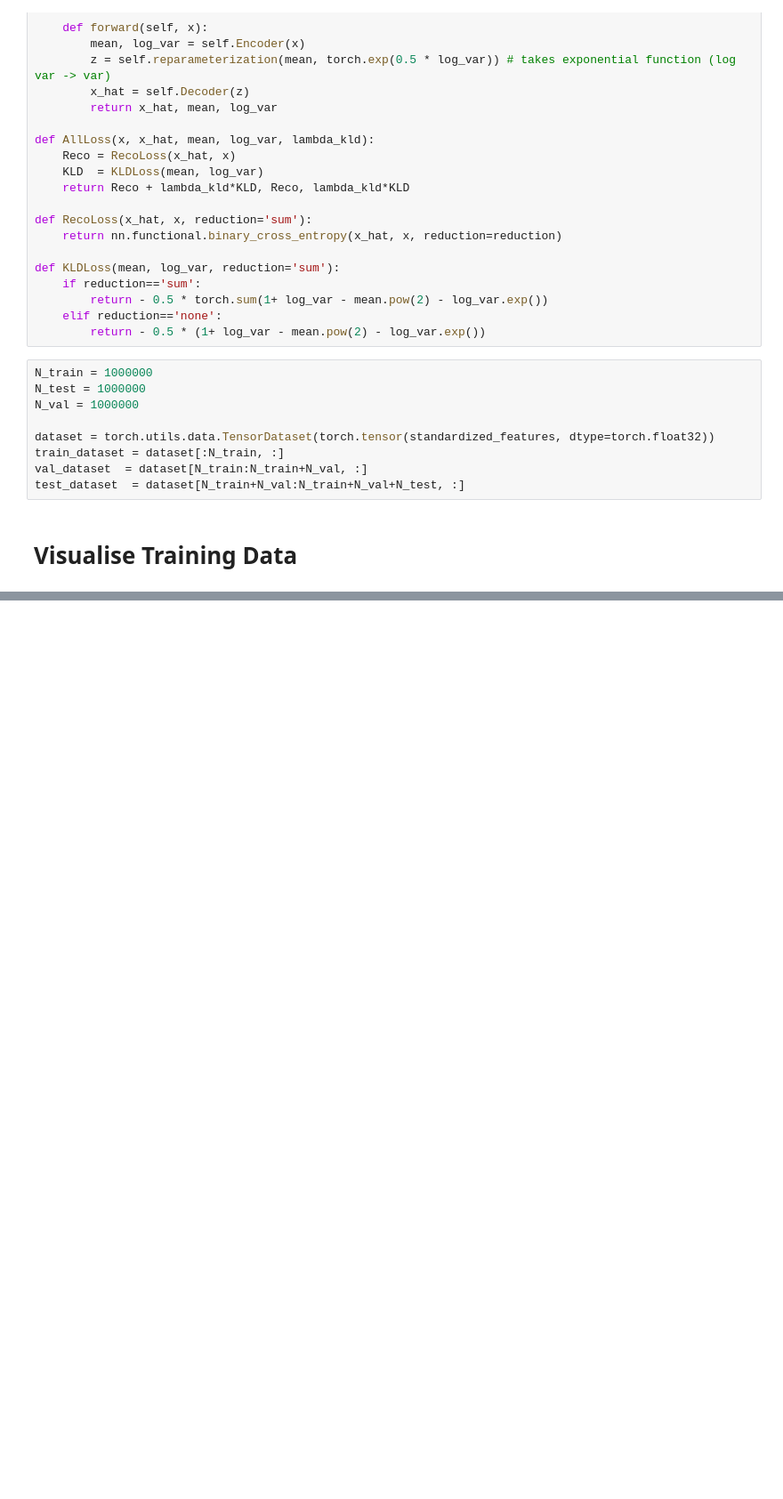
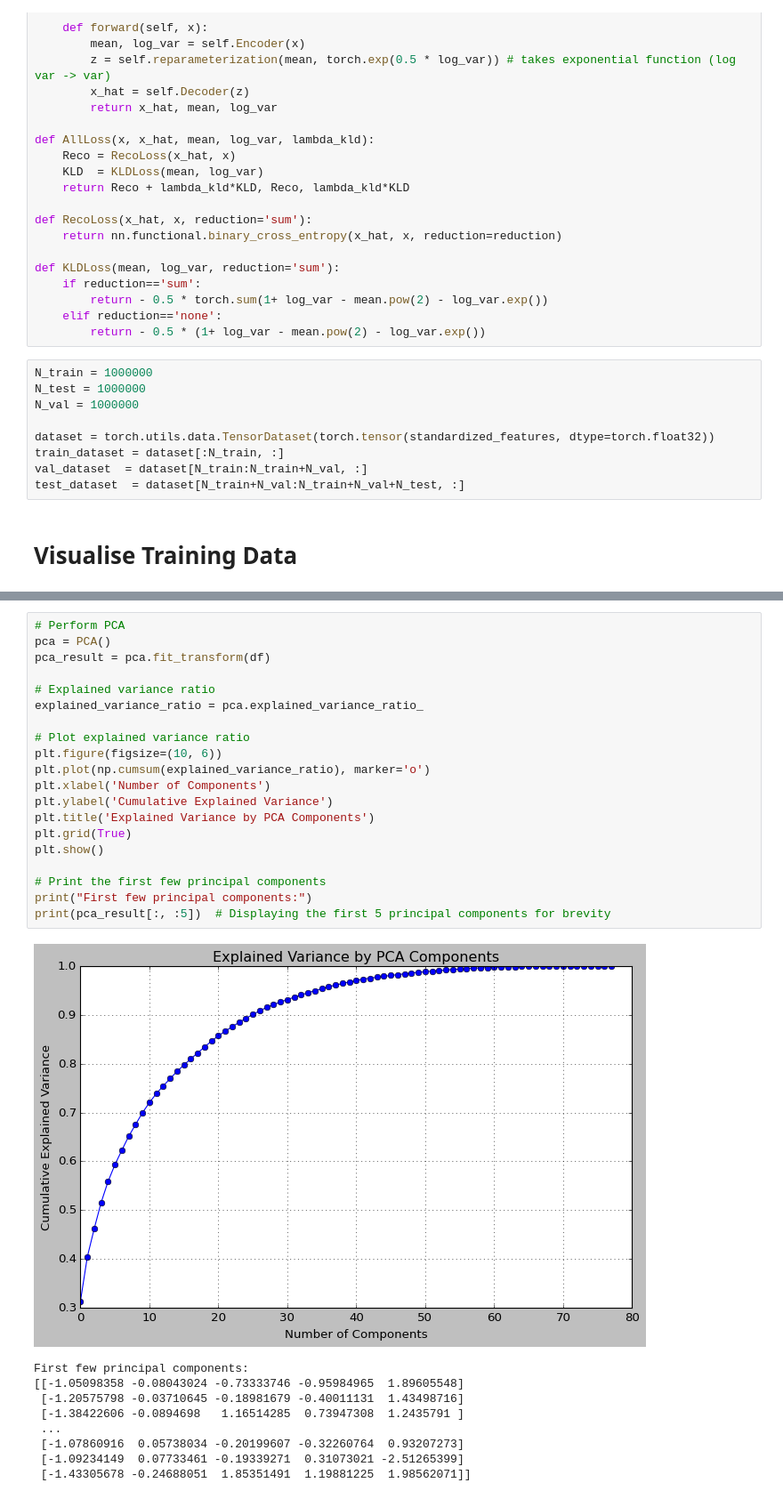
Before and after one commit to AmandaWasserman/sn_vae_anomaly, a Jupyter notebook: VAE.ipynb, the cells around one changed output, grey strips where cells are left out. Shown at 89% size. Drawn from its saved outputs; the diff is of its cells as text; blank space fills up the shorter version.

```diff
--- a/VAE.ipynb
+++ b/VAE.ipynb
@@ -170,0 +219,30 @@ plot_histograms(df)
+# %%
+# Perform PCA
+pca = PCA()
+pca_result = pca.fit_transform(df)
+
+# Explained variance ratio
+explained_variance_ratio = pca.explained_variance_ratio_
+
+# Plot explained variance ratio
+plt.figure(figsize=(10, 6))
+plt.plot(np.cumsum(explained_variance_ratio), marker='o')
+plt.xlabel('Number of Components')
+plt.ylabel('Cumulative Explained Variance')
+plt.title('Explained Variance by PCA Components')
+plt.grid(True)
+plt.show()
+
+# Print the first few principal components
+print("First few principal components:")
+print(pca_result[:, :5])  # Displaying the first 5 principal components for brevity
+# %% [output]
+[figure, added]
+First few principal components:
+[[-1.05098358 -0.08043024 -0.73333746 -0.95984965  1.89605548]
+ [-1.20575798 -0.03710645 -0.18981679 -0.40011131  1.43498716]
+ [-1.38422606 -0.0894698   1.16514285  0.73947308  1.2435791 ]
+ ...
+ [-1.07860916  0.05738034 -0.20199607 -0.32260764  0.93207273]
+ [-1.09234149  0.07733461 -0.19339271  0.31073021 -2.51265399]
+ [-1.43305678 -0.24688051  1.85351491  1.19881225  1.98562071]]
```
Also changed, not shown: parts of 7 cells of this notebook, 3 other files.
